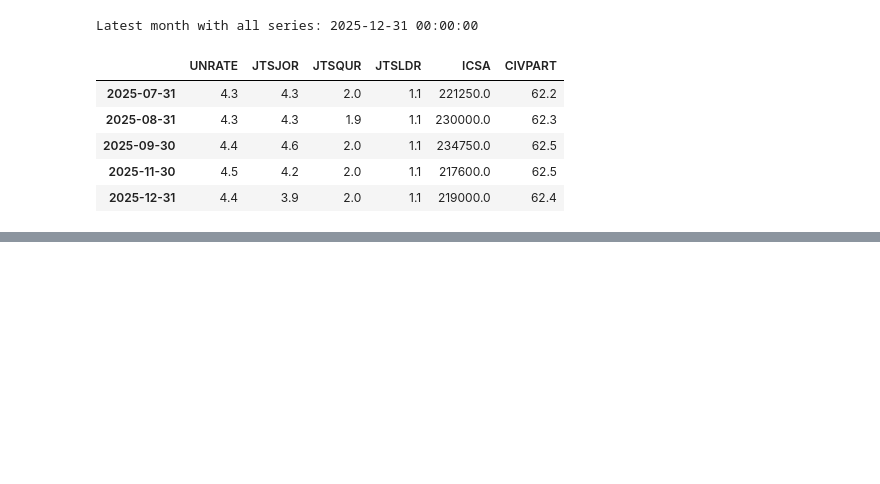
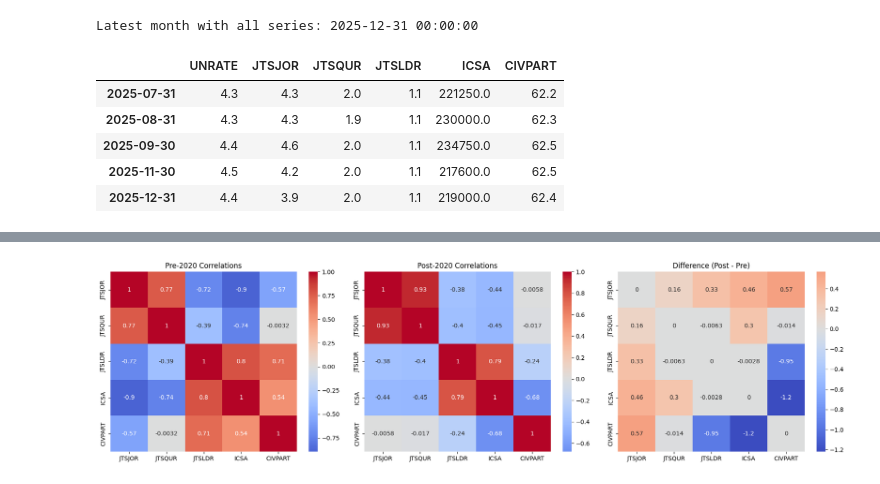
Before and after one commit to UncurledGuide/drivers_of_unemployment, a Jupyter notebook: data.ipynb, the cells around one changed output, grey strips where cells are left out. Saved outputs shown, nothing was run; the diff lists cells and outputs as text; code cells hidden in the pictures; blank space fills up the shorter version.

```diff
--- a/data.ipynb
+++ b/data.ipynb
@@ -94,0 +131,30 @@ Latest month with all series: 2025-12-31 00:00:00
+# %%
+pre = data.loc[:'2019-12-31']
+post = data.loc['2020-01-01':]
+
+# Use indicators only (exclude unemployment change)
+cols = ["JTSJOR", "JTSQUR", "JTSLDR", "ICSA", "CIVPART"]
+
+pre_corr = pre[cols].corr()
+post_corr = post[cols].corr()
+
+corr_diff = post_corr - pre_corr
+
+import matplotlib.pyplot as plt
+import seaborn as sns
+
+fig, axes = plt.subplots(1, 3, figsize=(18,5))
+
+sns.heatmap(pre_corr, annot=True, cmap="coolwarm", center=0, ax=axes[0])
+axes[0].set_title("Pre-2020 Correlations")
+
+sns.heatmap(post_corr, annot=True, cmap="coolwarm", center=0, ax=axes[1])
+axes[1].set_title("Post-2020 Correlations")
+
+sns.heatmap(corr_diff, annot=True, cmap="coolwarm", center=0, ax=axes[2])
+axes[2].set_title("Difference (Post - Pre)")
+
+plt.tight_layout()
+plt.show()
+# %% [output]
+[figure, added]
```
Also changed, not shown: parts of 1 cell of this notebook.
